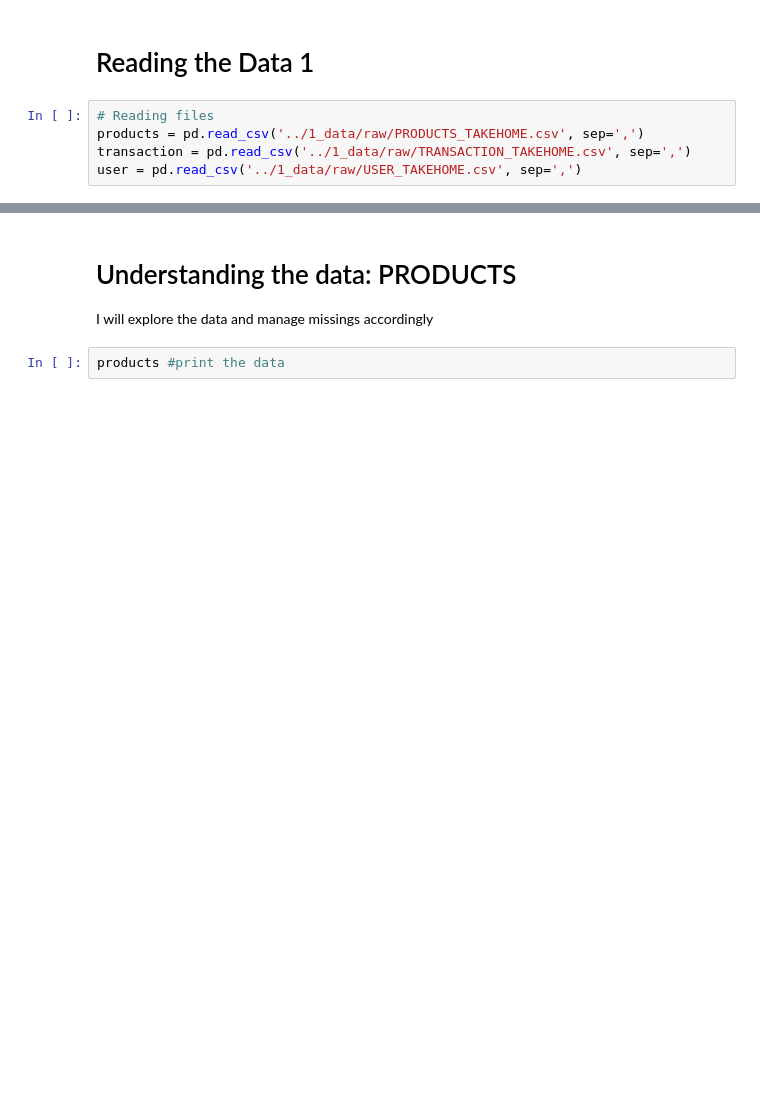
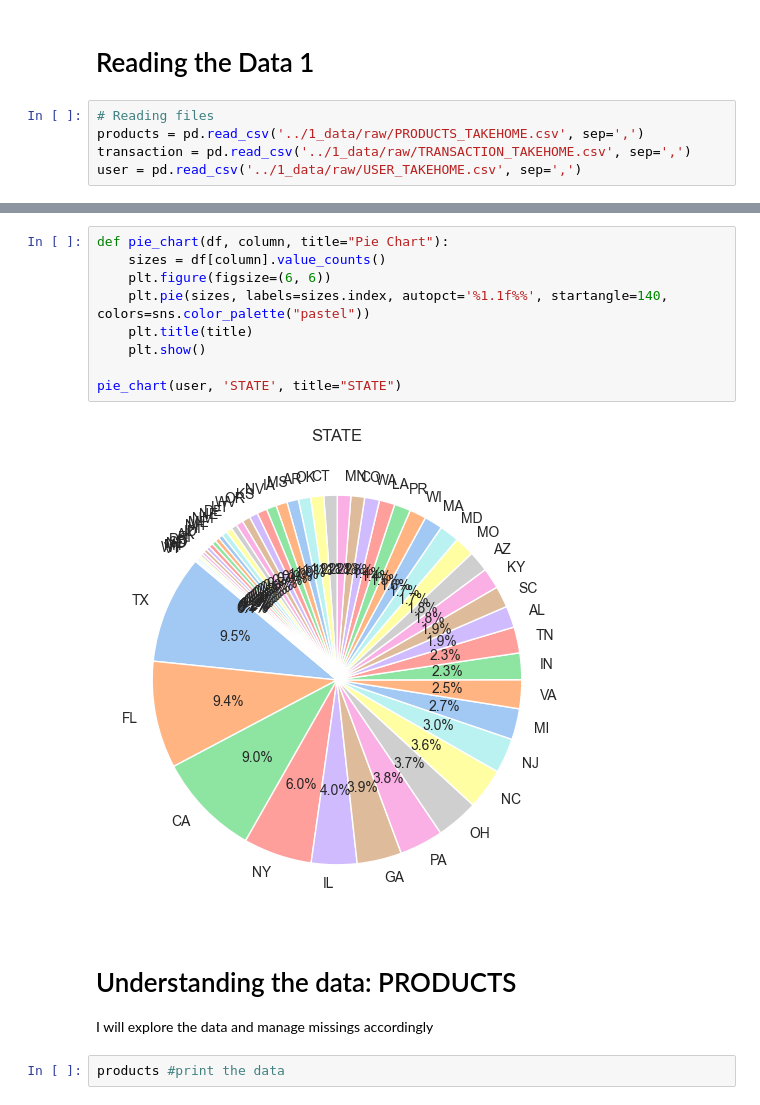
Before and after one commit to mariaob1201/FETCH-challenge, a Jupyter notebook: 2_processing/1.2_cleaning_merging.ipynb, the cells around one changed output, grey strips where cells are left out. Cells and saved outputs as stored; diff of their text form; blank space fills up the shorter version.

```diff
--- a/2_processing/1.2_cleaning_merging.ipynb
+++ b/2_processing/1.2_cleaning_merging.ipynb
@@ -86,3 +111,14 @@ user = pd.read_csv('../1_data/raw/USER_TAKEHOME.csv', sep=',')
+# %%
+def pie_chart(df, column, title="Pie Chart"):
+    sizes = df[column].value_counts()
+    plt.figure(figsize=(6, 6))
+    plt.pie(sizes, labels=sizes.index, autopct='%1.1f%%', startangle=140, colors=sns.color_palette("pastel"))
+    plt.title(title)
+    plt.show()
+
+pie_chart(user, 'STATE', title="STATE")
+# %% [output]
+[figure, added]
 # %% [markdown]
 # Understanding the data: PRODUCTS
 
```
Also changed, not shown: parts of 7 cells of this notebook, 3 other files.
